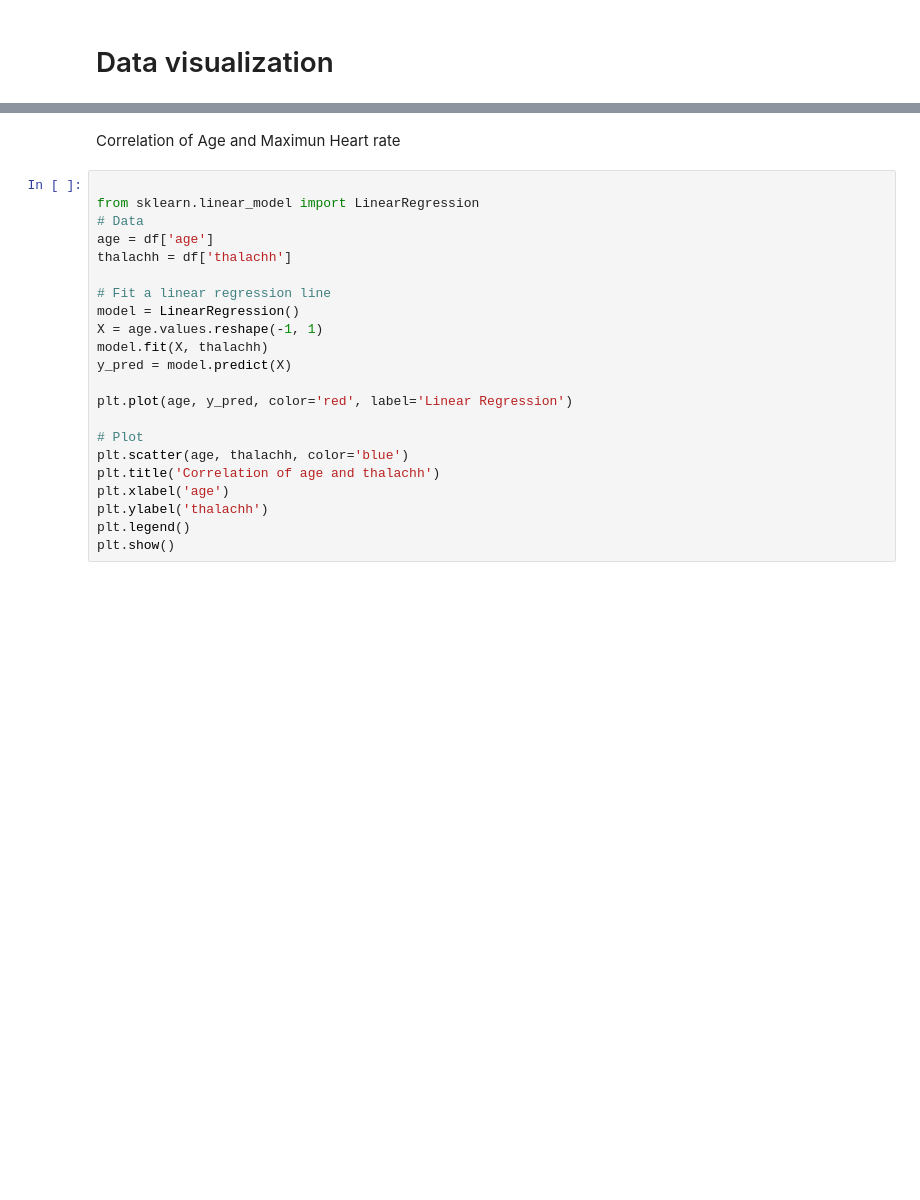
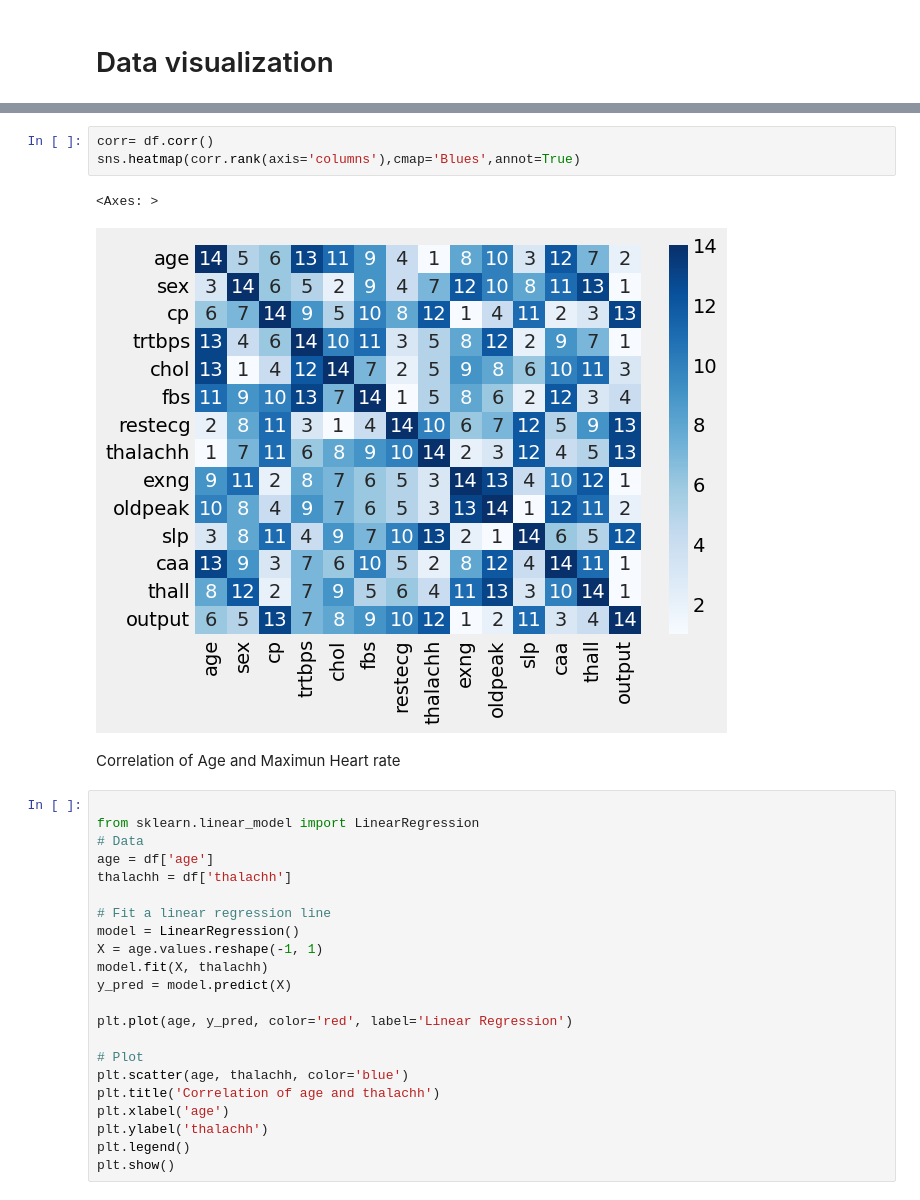
Before and after one commit to Sithysak/Heart-Attack-Prediction, a Jupyter notebook: Predict Heart Attack.ipynb, the cells around one changed output, grey strips where cells are left out. Drawn from its saved outputs; the diff is of its cells as text; blank space fills up the shorter version.

```diff
--- a/Predict Heart Attack.ipynb
+++ b/Predict Heart Attack.ipynb
@@ -358,3 +249,9 @@ plt.show()
+# %%
+corr= df.corr()
+sns.heatmap(corr.rank(axis='columns'),cmap='Blues',annot=True)
+# %% [output]
+<Axes: >
+[figure, added]
 # %% [markdown]
 Correlation of Age and Maximun Heart rate
 # %%
```
Also changed, not shown: parts of 29 cells of this notebook.
